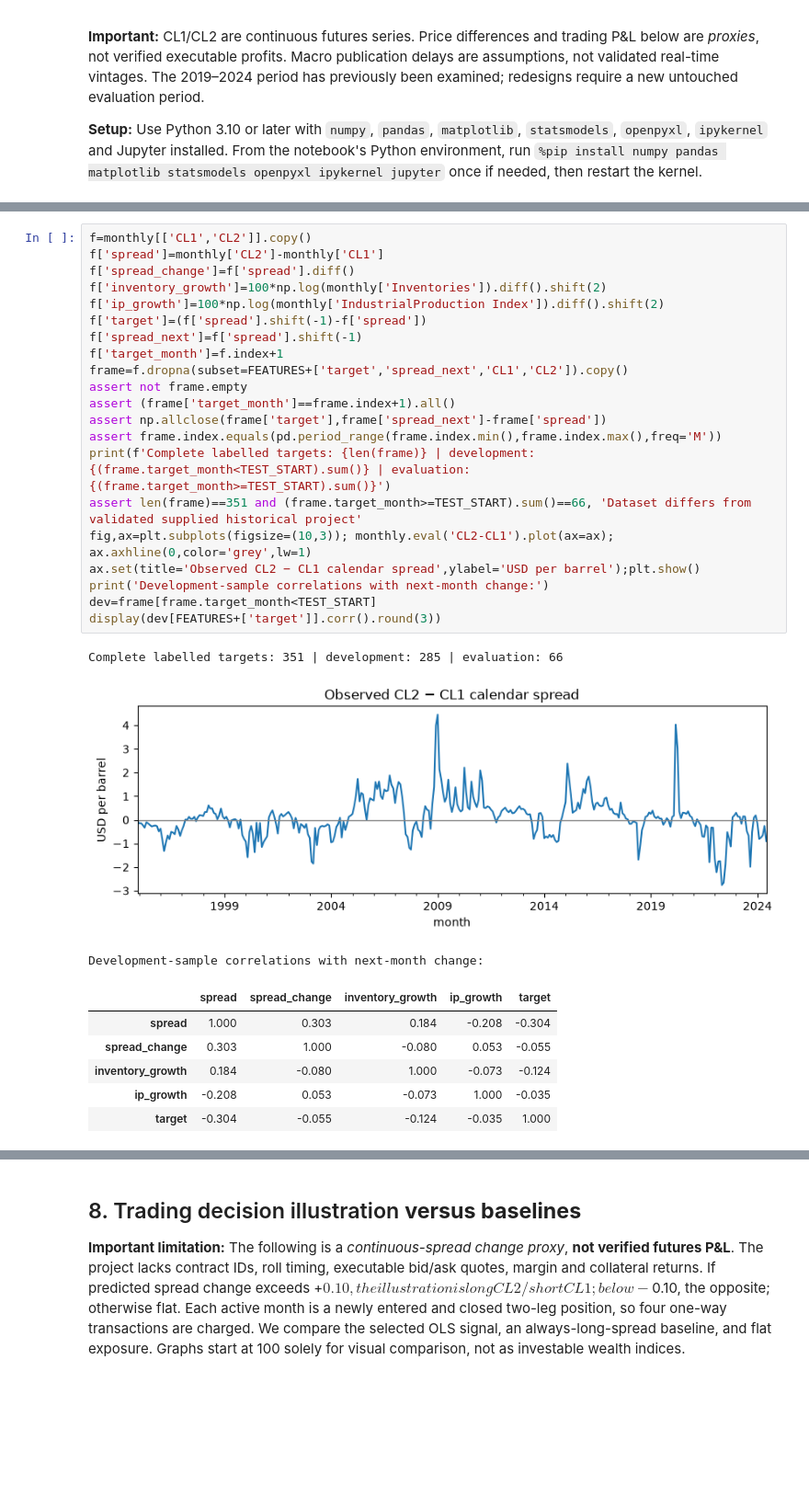
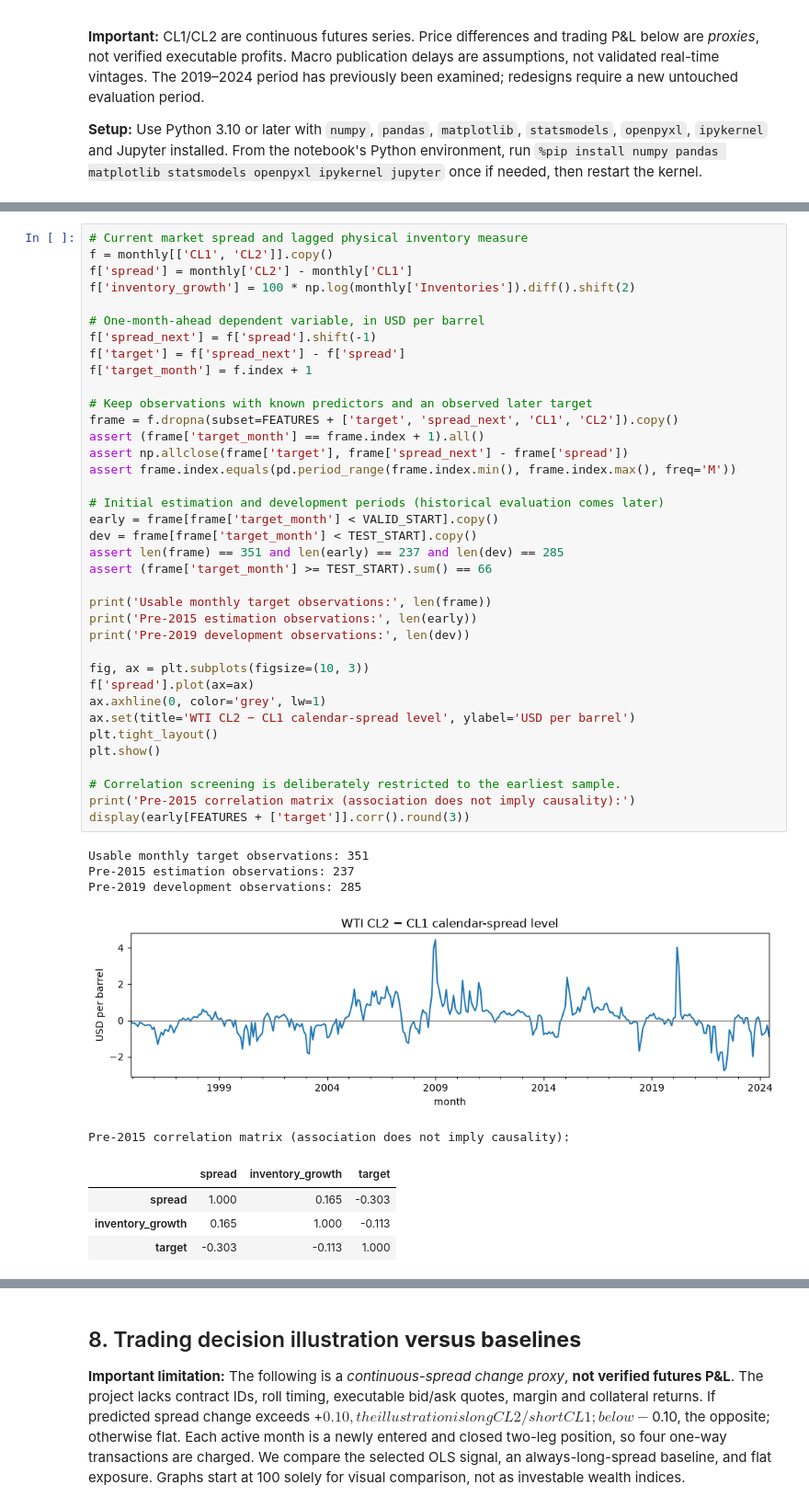
Before and after one commit to seifzogheibi/Group14-Econometrics, a Jupyter notebook: Oil_Spread_OLS_Single_Notebook.ipynb, the cells around one changed output, grey strips where cells are left out. Shown at 92% size. Cells and saved outputs as stored; diff of their text form; blank space fills up the shorter version.

```diff
--- a/Oil_Spread_OLS_Single_Notebook.ipynb
+++ b/Oil_Spread_OLS_Single_Notebook.ipynb
@@ -103,32 +101,48 @@ The growth transformation \(100\log(X_t/X_{t-1})\) accommodates scale difference
 # %%
-f=monthly[['CL1','CL2']].copy()
-f['spread']=monthly['CL2']-monthly['CL1']
-f['spread_change']=f['spread'].diff()
-f['inventory_growth']=100*np.log(monthly['Inventories']).diff().shift(2)
-f['ip_growth']=100*np.log(monthly['IndustrialProduction Index']).diff().shift(2)
-f['target']=(f['spread'].shift(-1)-f['spread'])
-f['spread_next']=f['spread'].shift(-1)
-f['target_month']=f.index+1
-frame=f.dropna(subset=FEATURES+['target','spread_next','CL1','CL2']).copy()
-assert not frame.empty
-assert (frame['target_month']==frame.index+1).all()
-assert np.allclose(frame['target'],frame['spread_next']-frame['spread'])
-assert frame.index.equals(pd.period_range(frame.index.min(),frame.index.max(),freq='M'))
-print(f'Complete labelled targets: {len(frame)} | development: {(frame.target_month<TEST_START).sum()} | evaluation: {(frame.target_month>=TEST_START).sum()}')
-assert len(frame)==351 and (frame.target_month>=TEST_START).sum()==66, 'Dataset differs from validated supplied historical project'
-fig,ax=plt.subplots(figsize=(10,3)); monthly.eval('CL2-CL1').plot(ax=ax); ax.axhline(0,color='grey',lw=1)
-ax.set(title='Observed CL2 − CL1 calendar spread',ylabel='USD per barrel');plt.show()
-print('Development-sample correlations with next-month change:')
-dev=frame[frame.target_month<TEST_START]
-display(dev[FEATURES+['target']].corr().round(3))
+# Current market spread and lagged physical inventory measure
+f = monthly[['CL1', 'CL2']].copy()
+f['spread'] = monthly['CL2'] - monthly['CL1']
+f['inventory_growth'] = 100 * np.log(monthly['Inventories']).diff().shift(2)
+
+# One-month-ahead dependent variable, in USD per barrel
+f['spread_next'] = f['spread'].shift(-1)
+f['target'] = f['spread_next'] - f['spread']
+f['target_month'] = f.index + 1
+
+# Keep observations with known predictors and an observed later target
+frame = f.dropna(subset=FEATURES + ['target', 'spread_next', 'CL1', 'CL2']).copy()
+assert (frame['target_month'] == frame.index + 1).all()
+assert np.allclose(frame['target'], frame['spread_next'] - frame['spread'])
+assert frame.index.equals(pd.period_range(frame.index.min(), frame.index.max(), freq='M'))
+
+# Initial estimation and development periods (historical evaluation comes later)
+early = frame[frame['target_month'] < VALID_START].copy()
+dev = frame[frame['target_month'] < TEST_START].copy()
+assert len(frame) == 351 and len(early) == 237 and len(dev) == 285
+assert (frame['target_month'] >= TEST_START).sum() == 66
+
+print('Usable monthly target observations:', len(frame))
+print('Pre-2015 estimation observations:', len(early))
+print('Pre-2019 development observations:', len(dev))
+
+fig, ax = plt.subplots(figsize=(10, 3))
+f['spread'].plot(ax=ax)
+ax.axhline(0, color='grey', lw=1)
+ax.set(title='WTI CL2 − CL1 calendar-spread level', ylabel='USD per barrel')
+plt.tight_layout()
+plt.show()
+
+# Correlation screening is deliberately restricted to the earliest sample.
+print('Pre-2015 correlation matrix (association does not imply causality):')
+display(early[FEATURES + ['target']].corr().round(3))
 # %% [output]
-Complete labelled targets: 351 | development: 285 | evaluation: 66
+Usable monthly target observations: 351
+Pre-2015 estimation observations: 237
+Pre-2019 development observations: 285
-[figure, old version]
+[figure, new version]
-Development-sample correlations with next-month change:
+Pre-2015 correlation matrix (association does not imply causality):
-|  | spread | spread_change | inventory_growth | ip_growth | target |
-| spread | 1.000 | 0.303 | 0.184 | -0.208 | -0.304 |
-| spread_change | 0.303 | 1.000 | -0.080 | 0.053 | -0.055 |
-| inventory_growth | 0.184 | -0.080 | 1.000 | -0.073 | -0.124 |
-| ip_growth | -0.208 | 0.053 | -0.073 | 1.000 | -0.035 |
-| target | -0.304 | -0.055 | -0.124 | -0.035 | 1.000 |
+|  | spread | inventory_growth | target |
+| spread | 1.000 | 0.165 | -0.303 |
+| inventory_growth | 0.165 | 1.000 | -0.113 |
+| target | -0.303 | -0.113 | 1.000 |
 # %% [markdown]
```
Also changed, not shown: parts of 18 cells of this notebook, 1 other file.
